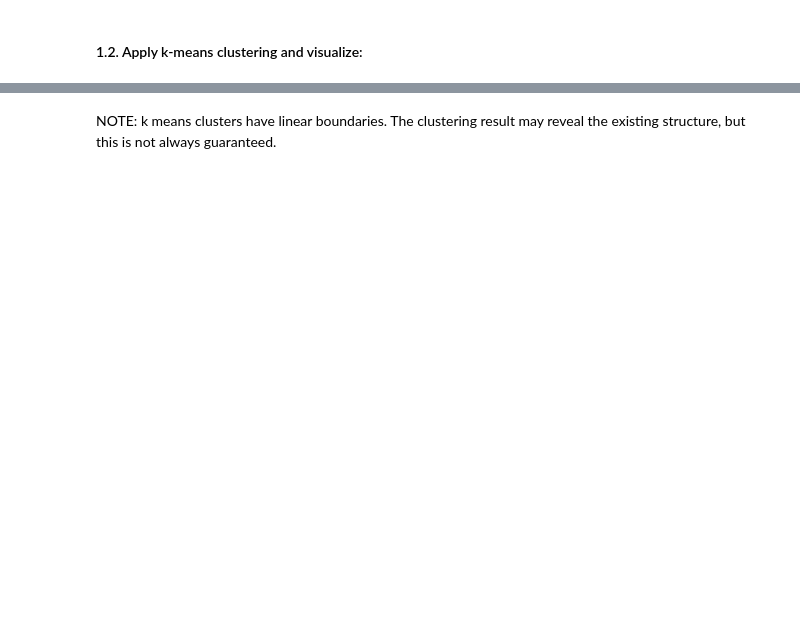
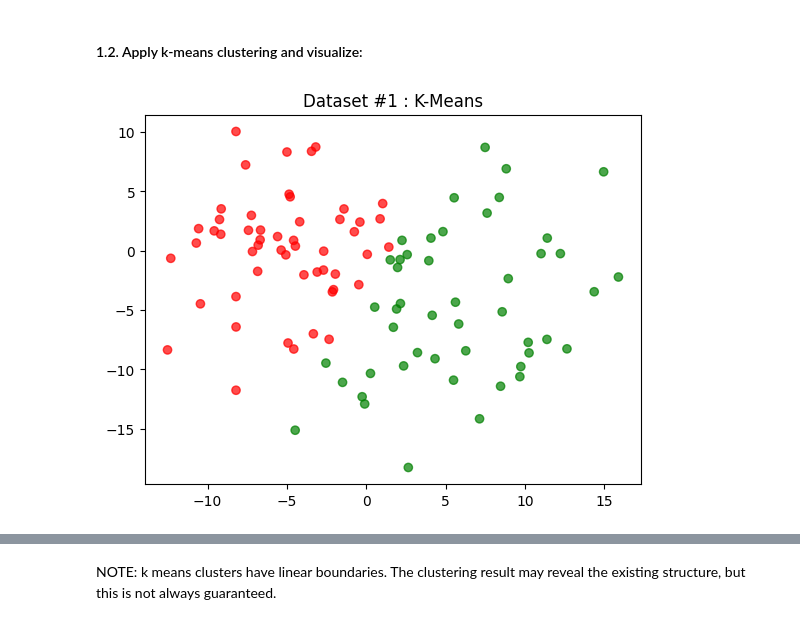
Before and after one commit to socrallacer/IA_DIPLOMA_SAMSUNG, a Jupyter notebook: MACHINE_LEARNING/UNSUPERVISED/41. ex_0401.ipynb, the cells around one changed output, grey strips where cells are left out. Cells and saved outputs as stored; diff of their text form; code cells hidden in the pictures; blank space fills up the shorter version.

```diff
--- a/MACHINE_LEARNING/UNSUPERVISED/41. ex_0401.ipynb
+++ b/MACHINE_LEARNING/UNSUPERVISED/41. ex_0401.ipynb
@@ -28,11 +36,13 @@ plt.show()
 #### 1.2. Apply k-means clustering and visualize:
 # %%
 # Dataset #1 and two clusters. Check https://scikit-learn.org/stable/modules/generated/sklearn.cluster.KMeans.html
-kmeans = ??           # kmeans object for 2 clusters. radom_state=123 means deterministic initialization.
+kmeans = KMeans(n_clusters=2,random_state=123)         # kmeans object for 2 clusters. radom_state=123 means deterministic initialization.
 kmeans.fit(X1)                                                 # Unsupervised learning => Only X1.
 myColors = {0:'red',1:'green', 2:'blue'}                       # Define a color palette: 0~2.
 plt.scatter(X1[:,0],X1[:,1], c= pd.Series(kmeans.labels_).apply(lambda x: myColors[x]), alpha=0.7 )
 plt.title('Dataset #1 : K-Means')
 plt.show()
+# %% [output]
+[figure, added]
 # %%
 # # Q: Apply and fit KMeans to Dataset #1 for 3 clusters.
```
Also changed, not shown: parts of 5 cells of this notebook, 2 other files.
